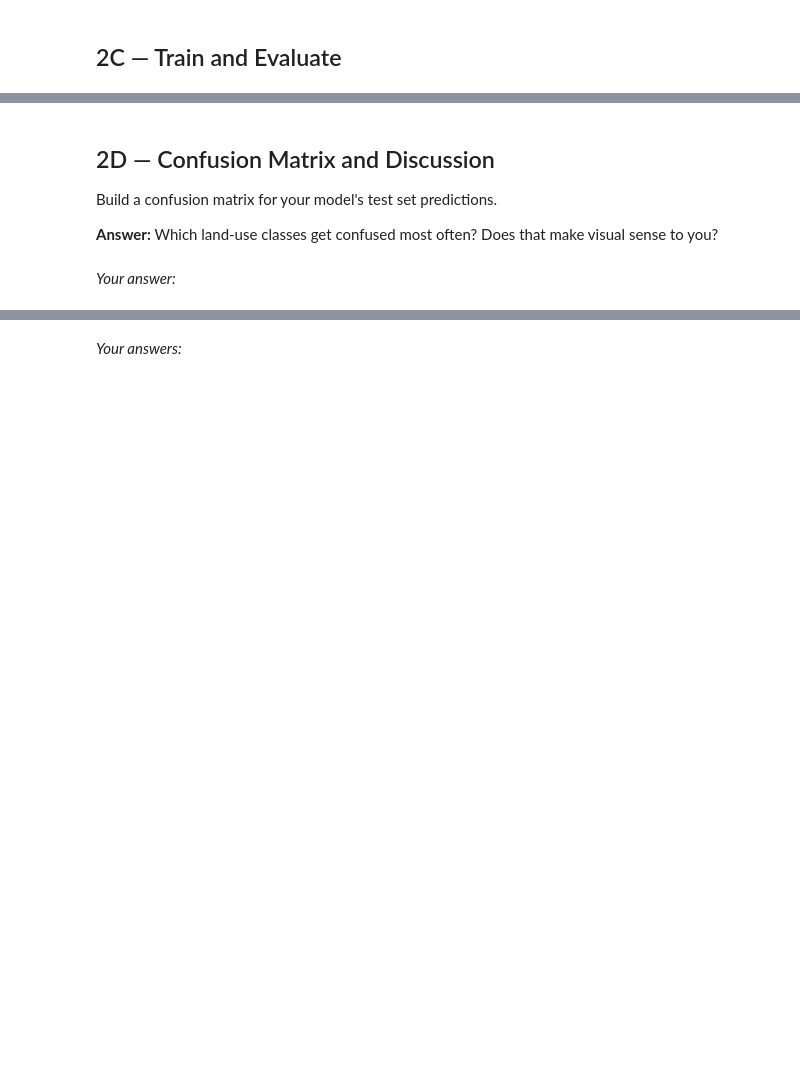
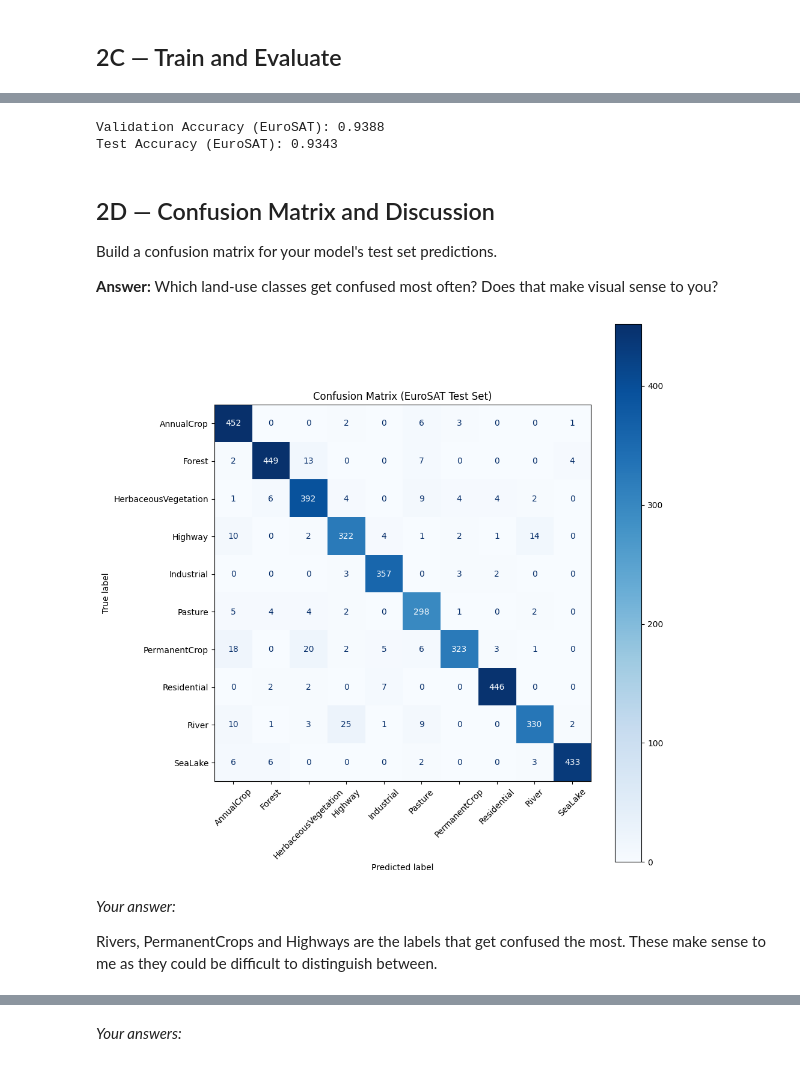
Before and after one commit to moorefcj/IT480-FA26, a Jupyter notebook: Assignments/Assignment 2/Assignment2_TransferLearning.ipynb, the cells around one changed output, grey strips where cells are left out. Drawn from its saved outputs; the diff is of its cells as text; code cells hidden in the pictures; blank space fills up the shorter version.

```diff
--- a/Assignments/Assignment 2/Assignment2_TransferLearning.ipynb
+++ b/Assignments/Assignment 2/Assignment2_TransferLearning.ipynb
@@ -284,9 +285,9 @@ def preprocess_data_sat(image, label):
     return preprocess_input(image), label
 
 # Cache the datasets in memory to speed up training dramatically
-train_sat = train_raw_sat.map(preprocess_data_sat).cache()
-val_sat = val_raw_sat.map(preprocess_data_sat).cache()
-test_sat = test_raw_sat.map(preprocess_data_sat).cache()
+train_sat = train_raw_sat.map(preprocess_data_sat)
+val_sat = val_raw_sat.map(preprocess_data_sat)
+test_sat = test_raw_sat.map(preprocess_data_sat)
 
 # Prefetching for performance optimization
 AUTOTUNE = tf.data.AUTOTUNE
@@ -333,10 +355,13 @@ history_sat = model_sat.fit(
 # %%
-# Report validation and test accuracy for EuroSAT
+# Report validation and test accuracy here
 val_loss_sat, val_acc_sat = model_sat.evaluate(val_sat, verbose=0)
 test_loss_sat, test_acc_sat = model_sat.evaluate(test_sat, verbose=0)
 
 print(f"Validation Accuracy (EuroSAT): {val_acc_sat:.4f}")
 print(f"Test Accuracy (EuroSAT): {test_acc_sat:.4f}")
+# %% [output]
+Validation Accuracy (EuroSAT): 0.9388
+Test Accuracy (EuroSAT): 0.9343
 # %% [markdown]
 ## 2D — Confusion Matrix and Discussion
 
@@ -345,8 +370,28 @@ Build a confusion matrix for your model's test set predictions.
 **Answer:** Which land-use classes get confused most often? Does that make visual sense to you?
 # %%
 # Build your confusion matrix here
+# %%
+y_true_sat = []
+y_pred_sat = []
+
+for images, labels in test_sat:
+    preds = model_sat.predict(images, verbose=0)
+    y_true_sat.extend(labels.numpy())
+    y_pred_sat.extend(np.argmax(preds, axis=1))
+
+cm_sat = confusion_matrix(y_true_sat, y_pred_sat)
+fig, ax = plt.subplots(figsize=(10, 10))
+disp_sat = ConfusionMatrixDisplay(confusion_matrix=cm_sat, display_labels=class_names_sat)
+disp_sat.plot(ax=ax, cmap='Blues', xticks_rotation=45, values_format='d')
+plt.title("Confusion Matrix (EuroSAT Test Set)")
+plt.tight_layout()
+plt.show()
+# %% [output]
+[figure, added]
 # %% [markdown]
 *Your answer:*
+
+Rivers, PermanentCrops and Highways are the labels that get confused the most. These make sense to me as they could be difficult to distinguish between.
 # %% [markdown]
 ---
 # Part 3: Compare the Two Domains
```
Also changed, not shown: parts of 14 cells of this notebook.
